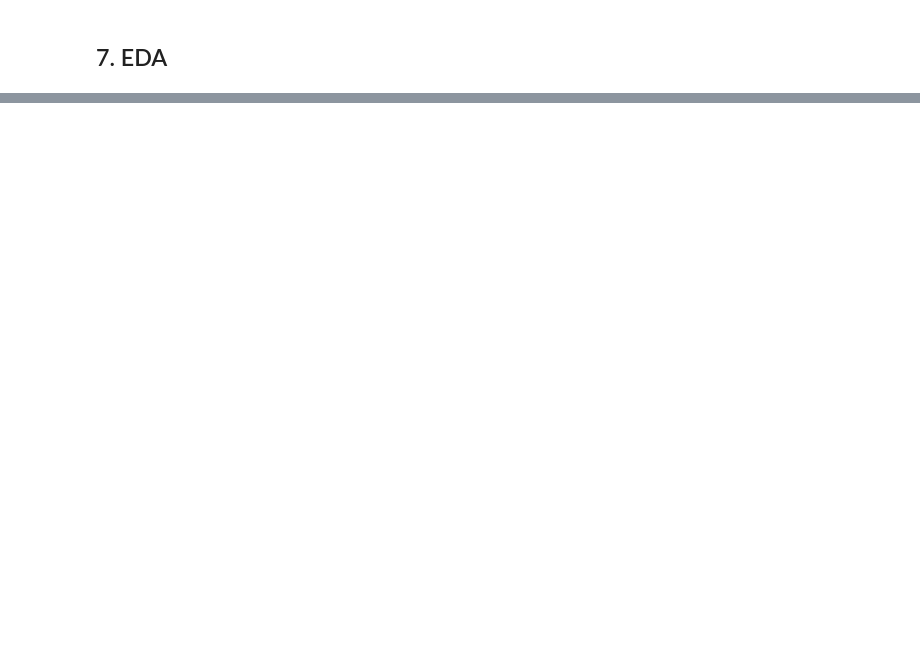
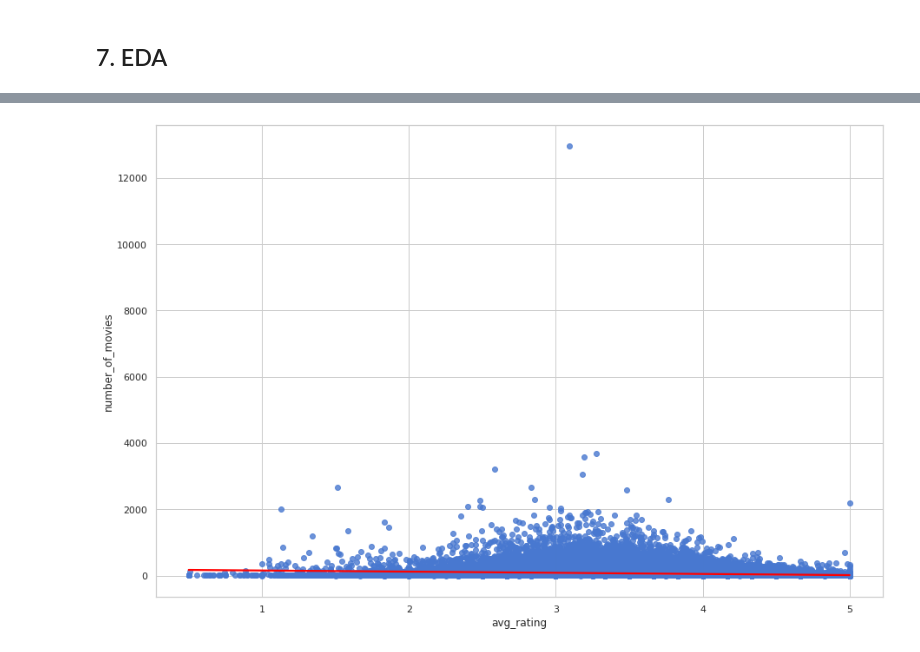
Before and after one commit to VicariousVision/Classification-CB2, a Jupyter notebook: Kaggle_notebook.ipynb, the cells around one changed output, grey strips where cells are left out. Cells and saved outputs as stored; diff of their text form; code cells hidden in the pictures; blank space fills up the shorter version.

```diff
--- a/Kaggle_notebook.ipynb
+++ b/Kaggle_notebook.ipynb
@@ -236,0 +286,10 @@ memory usage: 305.2 MB
+# %%
+# Check for correlation between average rating and the number of the times have the user has watch a movie
+
+# Create a scatter plot to visualise
+sns.regplot(data = train1, y = "number_of_movies", x = "avg_rating",line_kws={"color": "red"})
+
+# Show the scatterplot
+plt.show()
+# %% [output]
+[figure, added]
```
Also changed, not shown: parts of 12 cells of this notebook.
